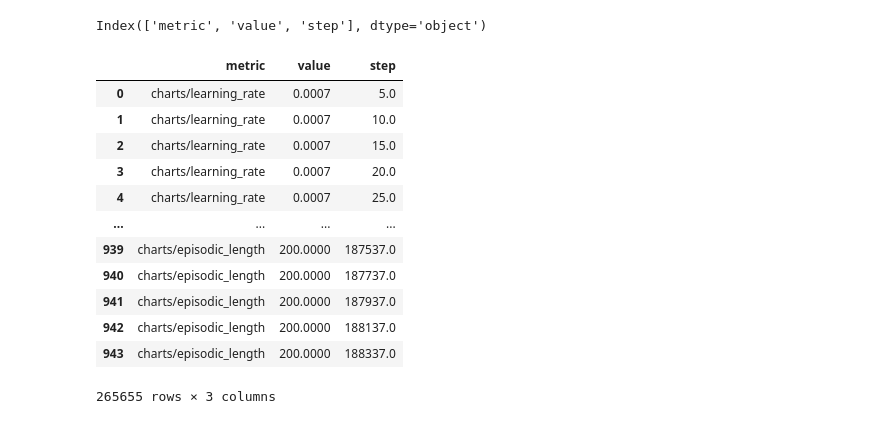
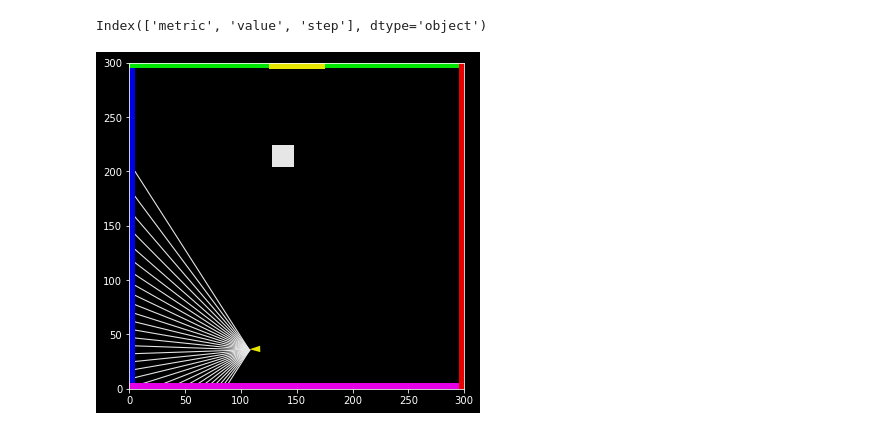
Before and after one commit to liuandrew/training-rl-algo, a Jupyter notebook: write_and_test/test_env_training.ipynb, the cells around one changed output. Drawn from its saved outputs; the diff is of its cells as text; code cells hidden in the pictures.

```diff
--- a/write_and_test/test_env_training.ipynb
+++ b/write_and_test/test_env_training.ipynb
@@ -998,19 +998,3 @@ i
 df.columns
 # %% [output]
 Index(['metric', 'value', 'step'], dtype='object')
-# %%
-df
-# %% [output]
-|  | metric | value | step |
-| 0 | charts/learning_rate | 0.0007 | 5.0 |
-| 1 | charts/learning_rate | 0.0007 | 10.0 |
-| 2 | charts/learning_rate | 0.0007 | 15.0 |
-| 3 | charts/learning_rate | 0.0007 | 20.0 |
-| 4 | charts/learning_rate | 0.0007 | 25.0 |
-| ... | ... | ... | ... |
-| 939 | charts/episodic_length | 200.0000 | 187537.0 |
-| 940 | charts/episodic_length | 200.0000 | 187737.0 |
-| 941 | charts/episodic_length | 200.0000 | 187937.0 |
-| 942 | charts/episodic_length | 200.0000 | 188137.0 |
-| 943 | charts/episodic_length | 200.0000 | 188337.0 |
-265655 rows × 3 columns
@@ -1016,0 +1753,6 @@ df
+# %%
+env = NavEnvFlat(task_structure=2, wall_colors=4, poster=1)
+# %%
+env.render('human')
+# %% [output]
+[figure, added]
```
Also changed, not shown: parts of 4 cells of this notebook, 2 other files.
